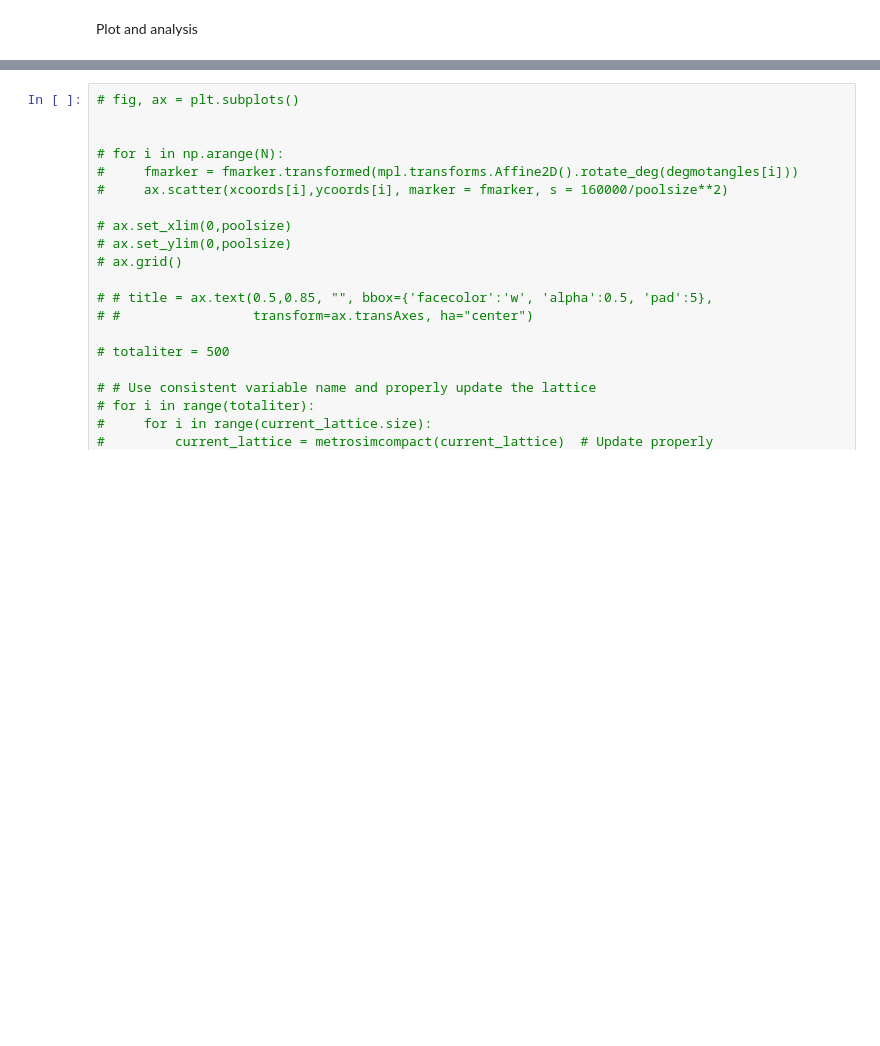
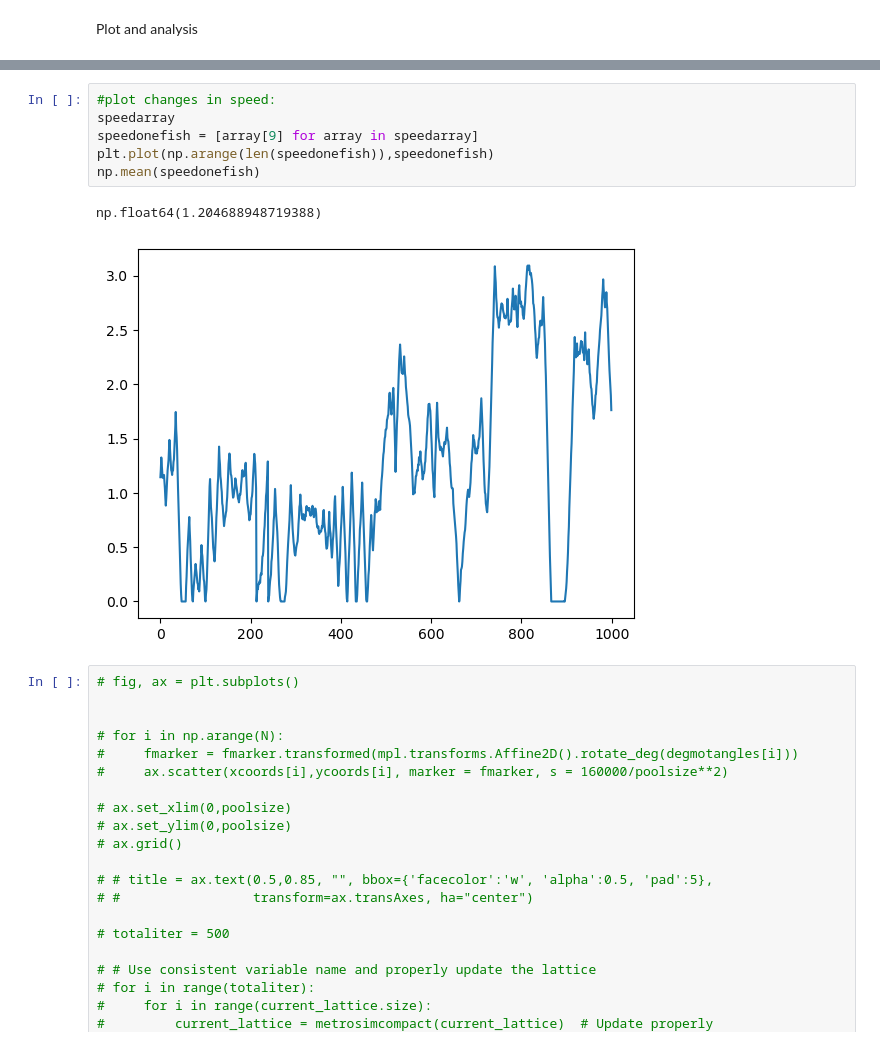
Before and after one commit to Bobomoto/PHYS250-Final-Project, a Jupyter notebook: Finalproject.ipynb, the cells around one changed output, grey strips where cells are left out. Cells and saved outputs as stored; diff of their text form; blank space fills up the shorter version.

```diff
--- a/Finalproject.ipynb
+++ b/Finalproject.ipynb
@@ -325,3 +380,12 @@ plt.plot()
+# %%
+#plot changes in speed:
+speedarray
+speedonefish = [array[9] for array in speedarray]
+plt.plot(np.arange(len(speedonefish)),speedonefish)
+np.mean(speedonefish)
+# %% [output]
+np.float64(1.204688948719388)
+[figure, added]
 # %%
 # fig, ax = plt.subplots()
 
```
Also changed, not shown: parts of 9 cells of this notebook, 1 other file.
